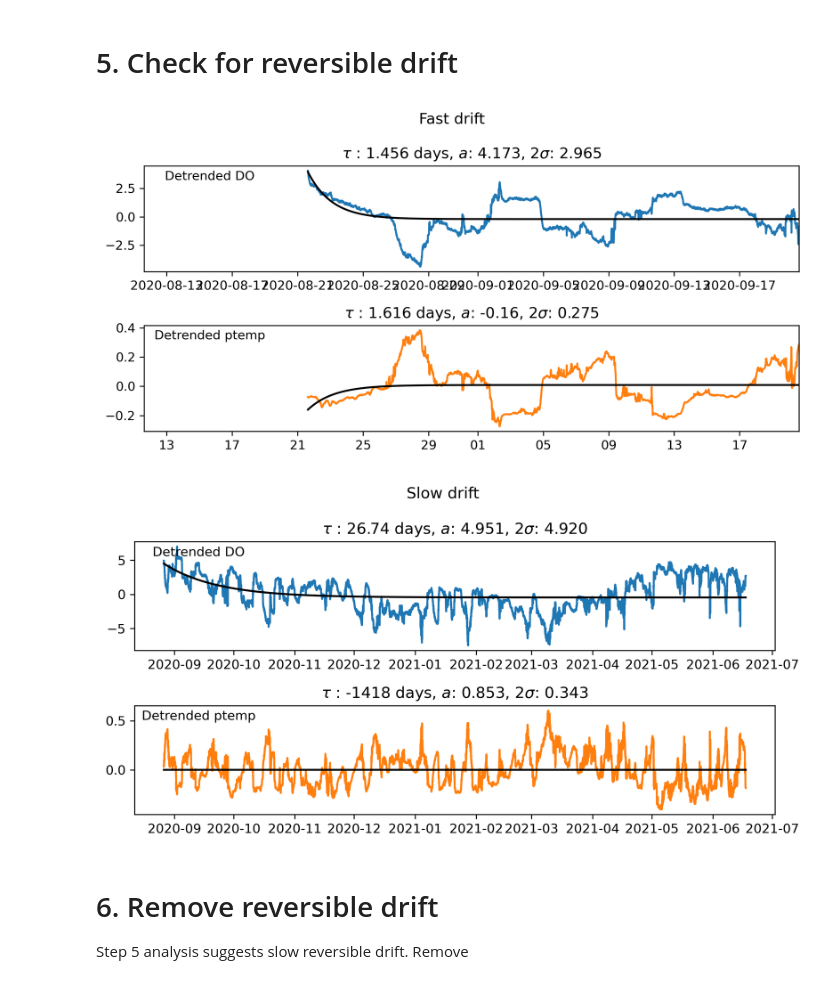
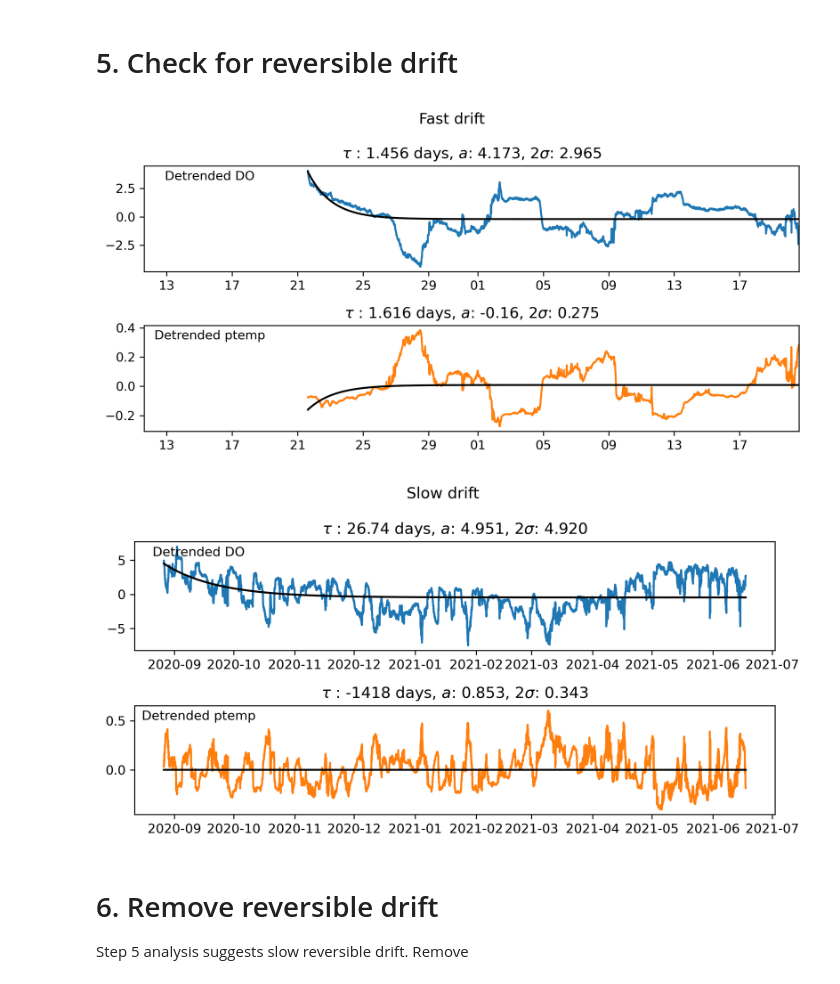
Before and after one commit to unamiller/optode_processing_examples, a Jupyter notebook: Example3.ipynb, the cells around one changed output. Drawn from its saved outputs; the diff is of its cells as text; code cells hidden in the pictures.

```diff
--- a/Example3.ipynb
+++ b/Example3.ipynb
@@ -280,7 +283,6 @@ serial_num = int(serial_num)
 
 
 time_fit = ['30d', '300d']
-rolling_fit = ['1d', '30d']
 b_drift_guess=np.array([0.005, 0.00005])
 name = ['Fast','Slow']
 
@@ -290,26 +292,28 @@ minutes = (optode_oxy_corr.index[1] - optode_oxy_corr.index[0]).total_seconds()/
 for i in np.array([0,1]):
 
     tf = time_fit[i]
-    rf = rolling_fit[i]
     bdg = b_drift_guess[i]
 
     plt.figure(figsize=(8, 4), dpi=300)############################################################################################
 
+    ####### Oxygen #########
     ax1 = plt.subplot(211)
 
-    if i == 0:
+    # Subset of first 30 (fast) or 300 (slow) days of optode-DO time series
+    if i == 0: #timescale for fast reversible drift
+
         tmp = signal.detrend(optode_oxy_corr.interpolate()[optode_oxy_corr.index[0]:optode_oxy_corr.index[0]+pd.Timedelta(tf)].values)
 
         plt.plot(optode_oxy_corr[optode_oxy_corr.index[0]:optode_oxy_corr.index[0]+pd.Timedelta(tf)].index,tmp)
 
-    else:
+    else: #timescale for slow reversible drift
 
         tmp = signal.detrend(optode_oxy_corr.interpolate()[optode_oxy_corr.index[0]+ pd.Timedelta('5d'):optode_oxy_corr.index[0]+pd.Timedelta(tf)].values)
         plt.plot(optode_oxy_corr[optode_oxy_corr.index[0]+ pd.Timedelta('5d'):optode_oxy_corr.index[0]+pd.Timedelta(tf)].index,tmp)
 
 
 
-    # fit slow drift
+    # Fit exponential function to the optode-DO subset y = a*e^(-bx) + c
     a_drift_guess = (tmp[:8].mean() - tmp[-8:].mean())
 
     c_drift_guess = tmp[-8:].mean()
@@ -334,12 +338,14 @@ for i in np.array([0,1]):
         plt.plot(optode_oxy_corr[optode_oxy_corr.index[0]:optode_oxy_corr.index[0]+pd.Timedelta(tf)].index, y_fitted_drift+ c_drift, color = 'k')
         plt.xlim([optode_oxy_corr.index[0]- pd.Timedelta('10d'),optode_oxy_corr.index[0]+pd.Timedelta(tf)])
         myFmt = mdates.DateFormatter('%d')
-        ax2.xaxis.set_major_formatter(myFmt)
+        ax1.xaxis.set_major_formatter(myFmt)
     else:
         plt.plot(optode_oxy_corr[optode_oxy_corr.index[0] + pd.Timedelta('5d'):optode_oxy_corr.index[0]+pd.Timedelta(tf)].index, y_fitted_drift+ c_drift, color = 'k')
 
 
     ax2 = plt.subplot(212)
+
+    ####### Repeat for temperature #########
 
     if i == 0:
          tmp = signal.detrend(mc_tmp.PTEMP.interpolate()[optode_oxy_corr.index[0]:optode_oxy_corr.index[0]+pd.Timedelta(tf)].values)
@@ -355,34 +361,34 @@ for i in np.array([0,1]):
     c_drift_guess = tmp[-8:].mean()
 
     popt, pcov = curve_fit(lambda x, a_drift, b_drift, c_drift:
                         a_drift * np.exp(-b_drift * x) + c_drift,np.arange(len(tmp)),
                                         tmp, p0 = [a_drift_guess, bdg, c_drift_guess])
     a_drift= popt[0]
     b_drift = popt[1]
     c_drift = popt[2]
     #print(a_drift)
     #print(b_drift)
     #print(1/b_drift*minutes/60/24)
     #print(c_drift)
     y_fitted_drift = a_drift * np.exp(-b_drift * np.arange(len(tmp)))
     perr = np.sqrt(np.diag(pcov))
     plt.title(r'$\tau$ : ' + str(1/b_drift*minutes/60/24)[:5]  + ' days, $a$: ' + str(a_drift)[:5] + ', 2$\sigma$: ' + str(2*np.nanstd(tmp))[:5])
 
     if i == 0:
         plt.plot(optode_oxy_corr[optode_oxy_corr.index[0]:optode_oxy_corr.index[0]+pd.Timedelta(tf)].index, y_fitted_drift+ c_drift, color = 'k')
         plt.xlim([optode_oxy_corr.index[0]- pd.Timedelta('10d'),optode_oxy_corr.index[0]+pd.Timedelta(tf)])
         myFmt = mdates.DateFormatter('%d')
         ax2.xaxis.set_major_formatter(myFmt)
     else:
         plt.plot(optode_oxy_corr[optode_oxy_corr.index[0] + pd.Timedelta('5d'):optode_oxy_corr.index[0]+pd.Timedelta(tf)].index, y_fitted_drift+ c_drift, color = 'k')
 
 
 
     plt.suptitle(name[i] + ' drift')
 
     plt.tight_layout()
 # %% [output]
-[figure, old version]
+[figure, new version]
 [figure]
 # %% [markdown]
 # 6. Remove reversible drift
```
Also changed, not shown: parts of 7 cells of this notebook, 5 other files.
